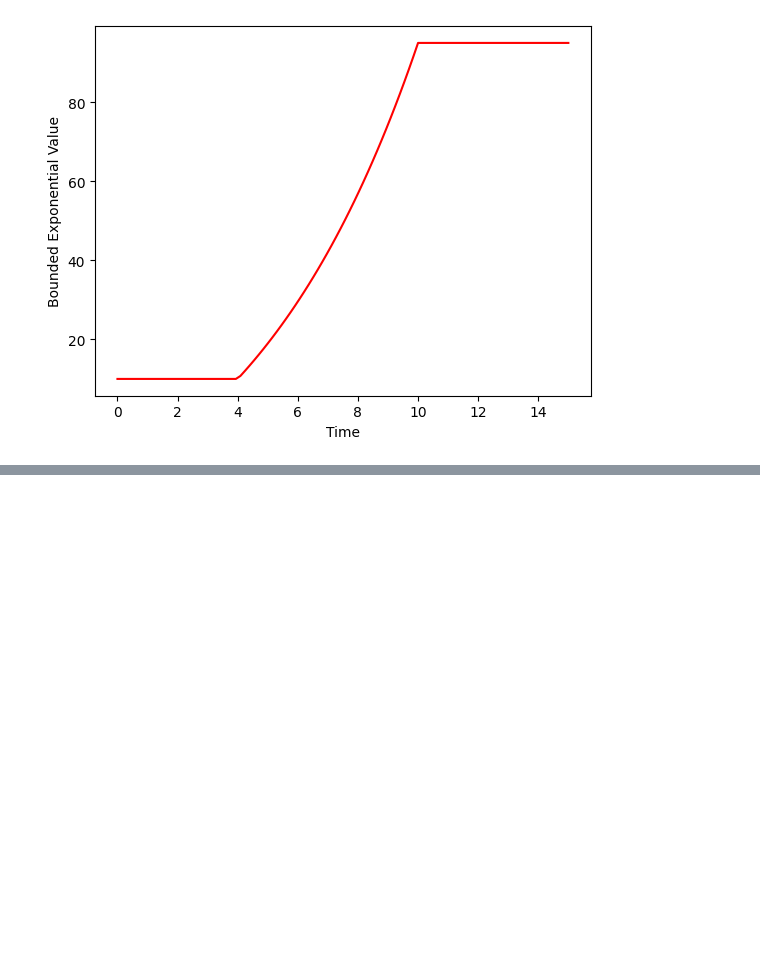
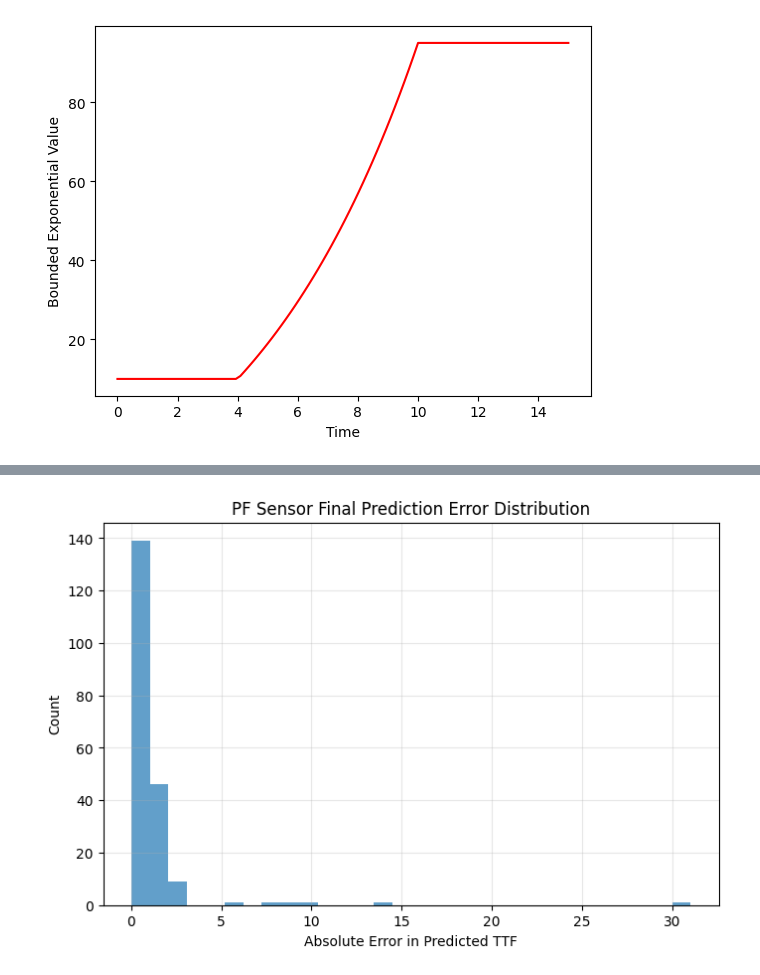
Before and after one commit to andreyaW/KISS2, a Jupyter notebook: object_testing_notebooks/sensors.ipynb, the cells around one changed output, grey strips where cells are left out. Cells and saved outputs as stored; diff of their text form; code cells hidden in the pictures; blank space fills up the shorter version.

```diff
--- a/object_testing_notebooks/sensors.ipynb
+++ b/object_testing_notebooks/sensors.ipynb
@@ -138,0 +373,12 @@ steps failure not detected : 10.0
+# %%
+import matplotlib.pyplot as plt
+
+plt.figure(figsize=(8,5))
+plt.hist(results["errors"], bins=30, alpha=0.7)
+plt.xlabel("Absolute Error in Predicted TTF")
+plt.ylabel("Count")
+plt.title("PF Sensor Final Prediction Error Distribution")
+plt.grid(alpha=0.3)
+plt.show()
+# %% [output]
+[figure, added]
```
Also changed, not shown: parts of 6 cells of this notebook, 3 other files.
